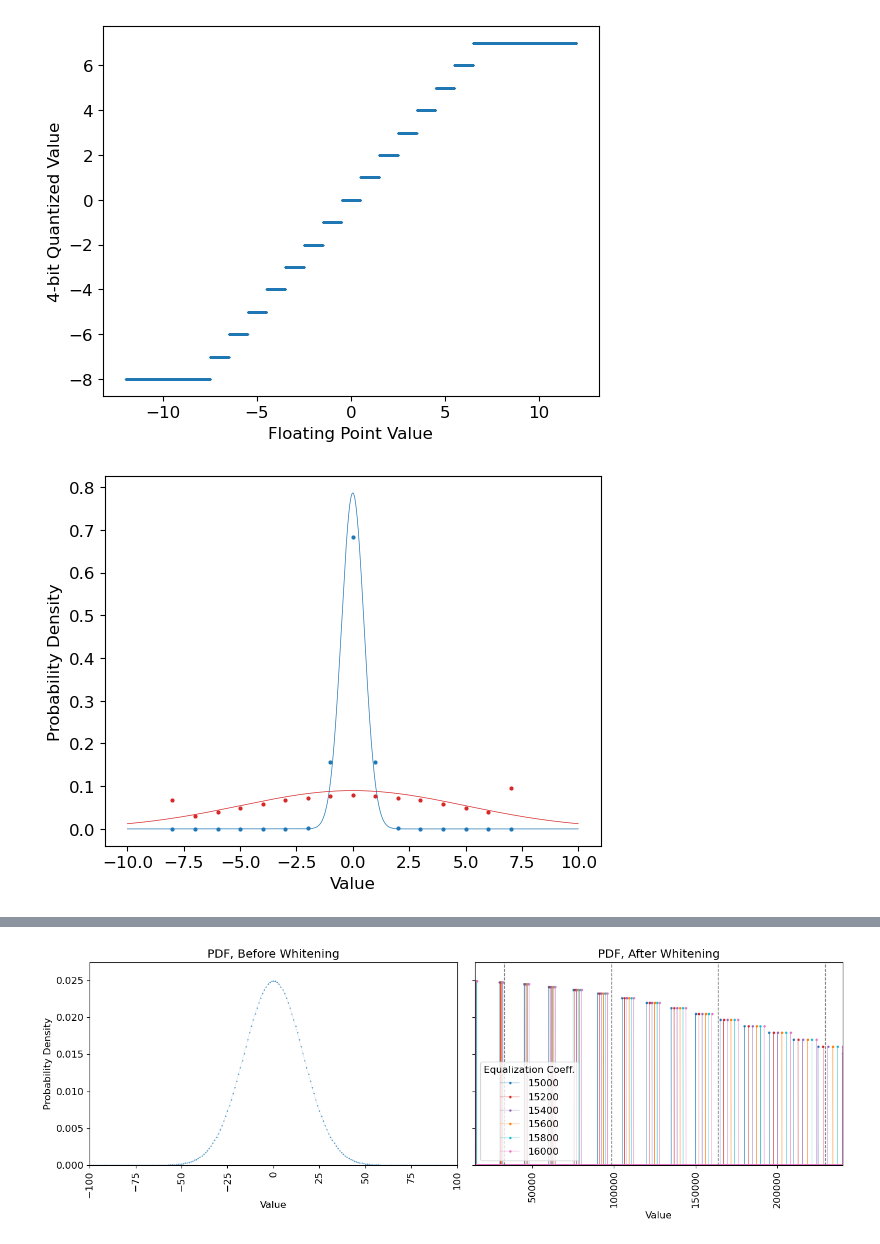
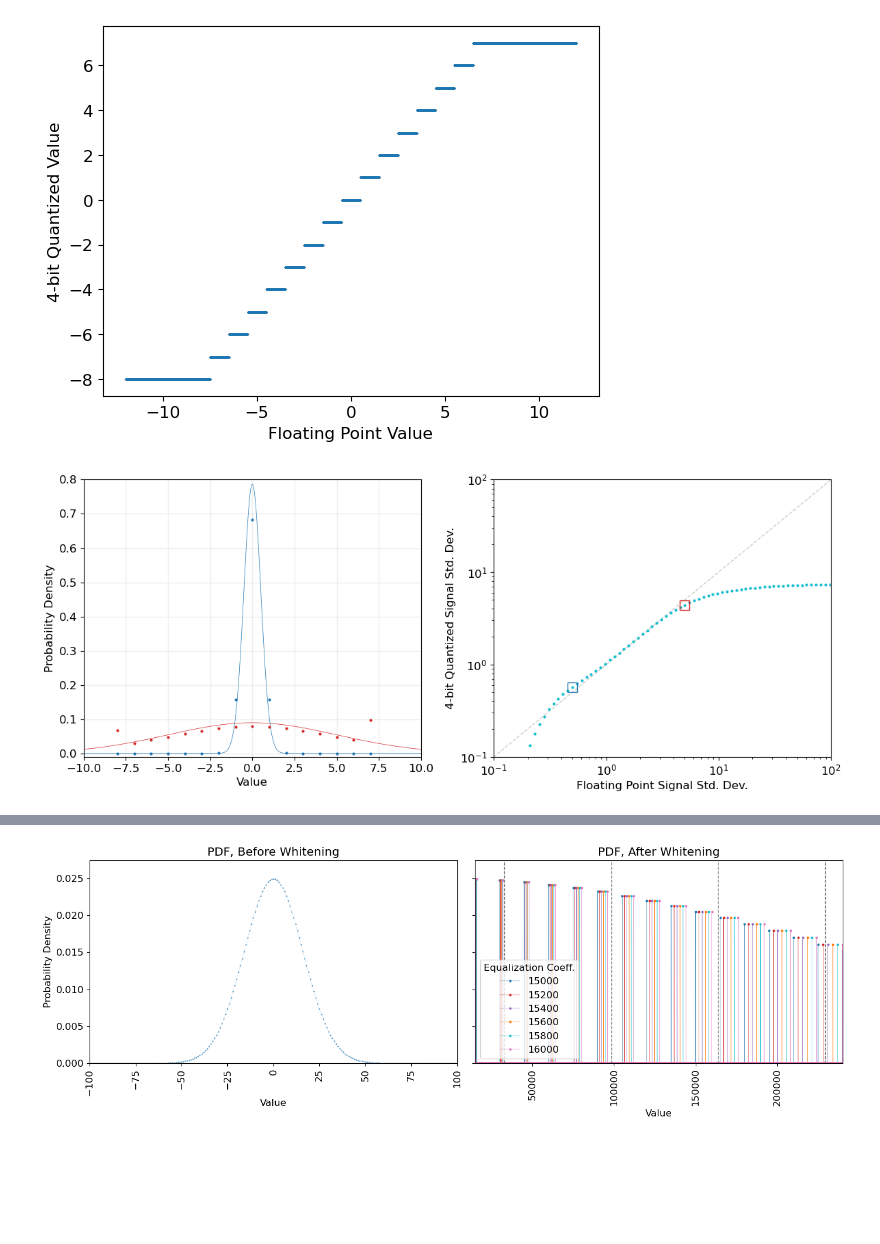
Before and after one commit to rlbyrne/requantization_sim, a Jupyter notebook: requantization_semianalytic_sim.ipynb, the cells around one changed output, grey strips where cells are left out. Saved outputs shown, nothing was run; the diff lists cells and outputs as text; code cells hidden in the pictures; blank space fills up the shorter version.

Commit message:
more simulation code

```diff
--- a/requantization_semianalytic_sim.ipynb
+++ b/requantization_semianalytic_sim.ipynb
@@ -204,8 +188,8 @@ print(final_quantized_value_options)
 # Instrument Simulation
 # %%
 current_dir = os.getcwd()
-eq_coeffs_mat = scipy.io.loadmat(f"{current_dir}/20250612-settingsAll-day_smoothed.mat")
-# eq_coeffs_mat = scipy.io.loadmat(f"{current_dir}/20251120f-settingsAll-night-FW7p5")  # Piecewise constant
+# eq_coeffs_mat = scipy.io.loadmat(f"{current_dir}/20250612-settingsAll-day_smoothed.mat")
+eq_coeffs_mat = scipy.io.loadmat(f"{current_dir}/20251120f-settingsAll-night-FW7p5")  # Piecewise constant
 channel_width_mhz = 23925.78125 * 1e-6
 freq_array = np.arange(len(eq_coeffs_mat["coef"][0, :])) * channel_width_mhz
 for ind in range(6):
@@ -213,7 +197,7 @@ for ind in range(6):
 plt.xlim([np.min(freq_array), np.max(freq_array)])
 plt.xlabel("Frequency (MHz)")
 plt.ylabel("Equalization Coefficient")
-plt.savefig("/Users/ruby/Downloads/eq_coeffs.png", dpi=300)
+plt.savefig("/Users/ruby/Downloads/eq_coeffs_piecewise.png", dpi=300)
 
 use_eq_coeffs = eq_coeffs_mat["coef"][0, :]
 # %% [output]
@@ -382,20 +352,65 @@ plt.ylabel("4-bit Quantized Value")
 Text(0, 0.5, '4-bit Quantized Value')
 [figure]
 # %%
+fig, ax = plt.subplots(ncols=2, figsize=(12,5))
+
 colors = ["tab:blue", "tab:red"]
-for ind, stddev in enumerate([.5, 5]):
+plot_stddevs = [0.5, 5]
+for ind, stddev in enumerate(plot_stddevs):
     color = colors[ind]
     quantized_xvals = simulation_scripts.get_quantized_value_options(
         4, 0, signed=True, enforce_symmetry=False
     )
     analytic_xvals = np.arange(-10, 10, .001)
     gaussian_analytic = np.exp(-(analytic_xvals**2) / (2 * stddev**2))
     gaussian_quantized = simulation_scripts.get_probabilities(stddev, quantized_xvals)
     gaussian_analytic /= np.sum(np.exp(-(quantized_xvals**2) / (2 * stddev**2)))
-    plt.plot(analytic_xvals, gaussian_analytic, color=color, linewidth=0.5)
-    plt.plot(quantized_xvals, gaussian_quantized, ".", color=color, markersize=4)
-    plt.xlabel("Value")
-    plt.ylabel("Probability Density")
-    # plt.savefig("/Users/ruby/Downloads/quantized_probabilities.png", dpi=300)
+    ax[0].plot(analytic_xvals, gaussian_analytic, color=color, linewidth=0.5)
+    ax[0].plot(quantized_xvals, gaussian_quantized, ".", color=color, markersize=4)
+    ax[0].set_ylim([-1e-2,.8])
+    ax[0].set_xlim([-10, 10])
+    ax[0].set_xlabel("Value")
+    ax[0].set_ylabel("Probability Density")
+    ax[0].grid(True, linewidth=1, alpha=0.2)
+
+quantized_xvals = simulation_scripts.get_quantized_value_options(
+    4, 0, signed=True, enforce_symmetry=False
+)
+point_separation = (np.log(plot_stddevs[1]) - np.log(plot_stddevs[0])) / 24
+stddev_array = np.exp(
+    np.arange(np.log(plot_stddevs[0]) - point_separation * 20, 1e1, point_separation)
+)
+variance_array = np.zeros_like(stddev_array)
+for ind, stddev in enumerate(stddev_array):
+    probability = simulation_scripts.get_probabilities(stddev, quantized_xvals)
+    variance_array[ind] = simulation_scripts.calculate_variance(
+        quantized_xvals, probability
+    )
+
+ax[1].plot([0, 100], [0, 100], "--", color="black", alpha=0.2, linewidth=1)
+ax[1].plot(stddev_array, np.sqrt(variance_array), ".", markersize=4, color="tab:cyan")
+for ind, stddev in enumerate(plot_stddevs):
+    color = colors[ind]
+    use_ind = np.where(
+        np.abs(stddev_array - stddev) == np.min(np.abs(stddev_array - stddev))
+    )[0][0]
+    ax[1].plot(
+        stddev_array[use_ind],
+        np.sqrt(variance_array[use_ind]),
+        "s",
+        markersize=10,
+        markerfacecolor="None",
+        markeredgecolor=color,
+        markeredgewidth=1,
+    )
+ax[1].set_xscale("log")
+ax[1].set_yscale("log")
+ax[1].set_xlim([1e-1, 1e2])
+ax[1].set_ylim([1e-1, 1e2])
+ax[1].set_xlabel("Floating Point Signal Std. Dev.")
+ax[1].set_ylabel("4-bit Quantized Signal Std. Dev.")
+plt.tight_layout()
+
+plt.savefig("/Users/ruby/Downloads/quantized_probabilities.png", dpi=300)
 # %% [output]
-[figure, old version]
+[figure, new version]
```
Also changed, not shown: parts of 12 cells of this notebook, 1 other file.
